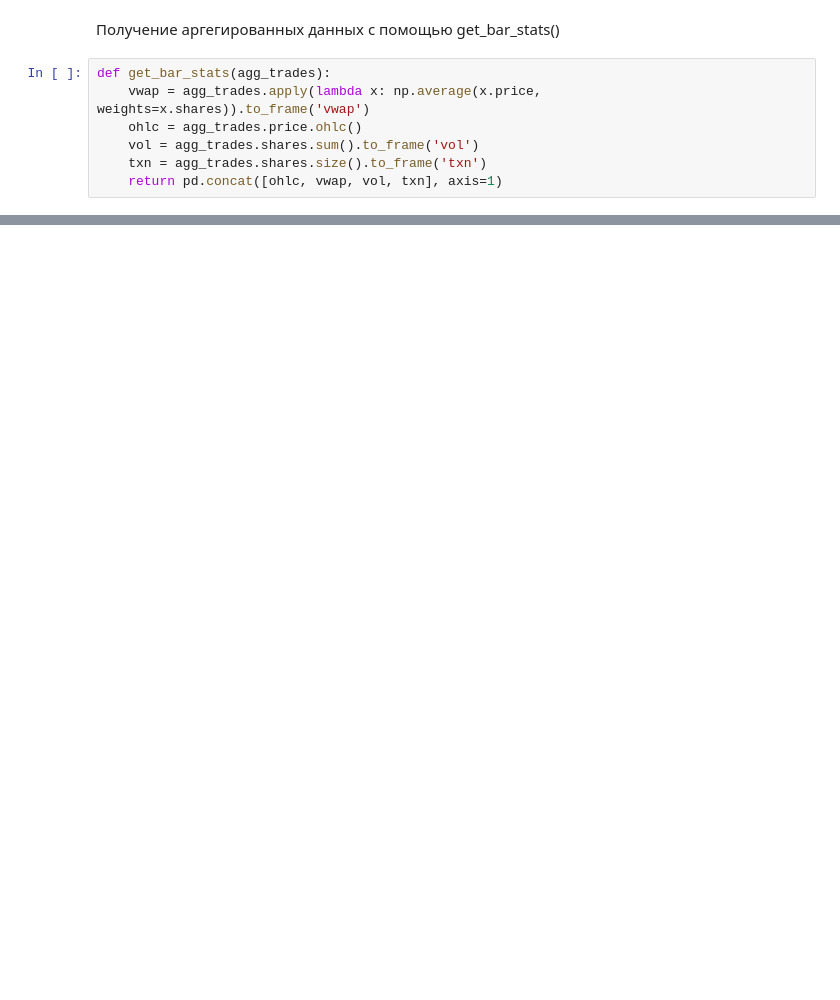
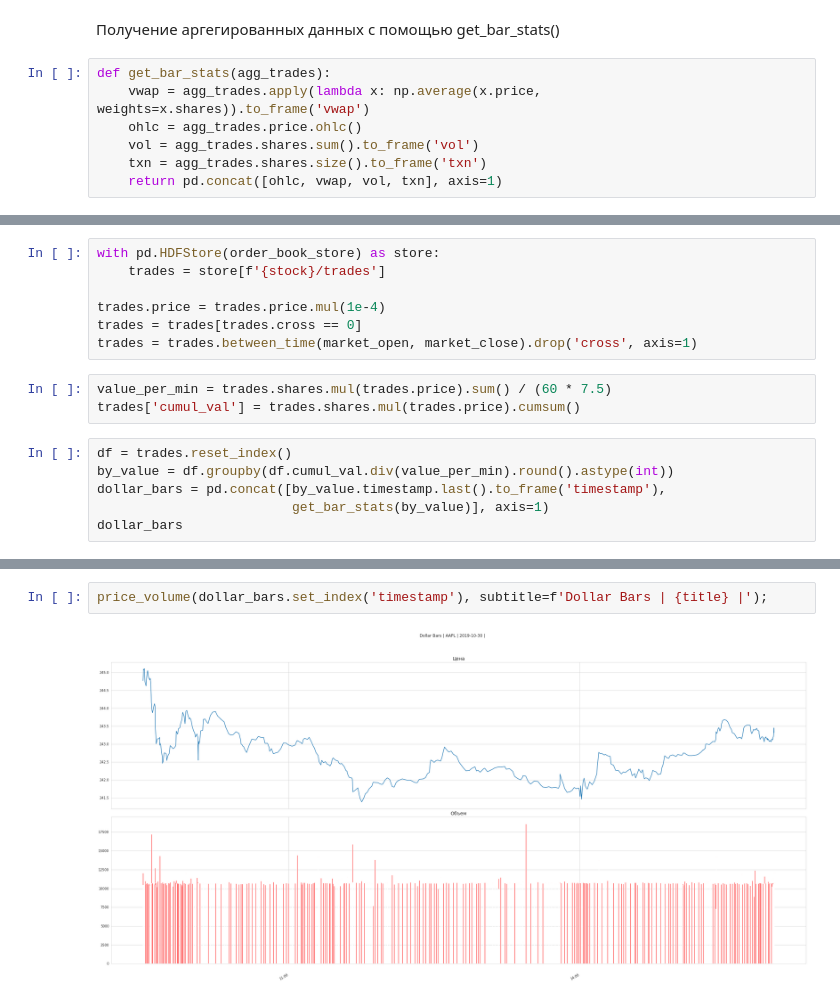
Before and after one commit to KarimEG45/MachineLearningTrading, a Jupyter notebook: 02_market_and_fundamental_data/01_NASDAQ_TotalView-ITCH_Order_Book/my_03_normalize_tick.ipynb, the cells around one changed output, grey strips where cells are left out. Cells and saved outputs as stored; diff of their text form; blank space fills up the shorter version.

```diff
--- a/02_market_and_fundamental_data/01_NASDAQ_TotalView-ITCH_Order_Book/my_03_normalize_tick.ipynb
+++ b/02_market_and_fundamental_data/01_NASDAQ_TotalView-ITCH_Order_Book/my_03_normalize_tick.ipynb
@@ -155,0 +244,16 @@ price_volume(time_bars, subtitle=f'Значение цены для {title} на
+# %%
+with pd.HDFStore(order_book_store) as store:
+    trades = store[f'{stock}/trades']
+
+trades.price = trades.price.mul(1e-4)
+trades = trades[trades.cross == 0]
+trades = trades.between_time(market_open, market_close).drop('cross', axis=1)
+# %%
+value_per_min = trades.shares.mul(trades.price).sum() / (60 * 7.5)
+trades['cumul_val'] = trades.shares.mul(trades.price).cumsum()
+# %%
+df = trades.reset_index()
+by_value = df.groupby(df.cumul_val.div(value_per_min).round().astype(int))
+dollar_bars = pd.concat([by_value.timestamp.last().to_frame('timestamp'),
+                         get_bar_stats(by_value)], axis=1)
+dollar_bars
@@ -155,0 +275,4 @@ price_volume(time_bars, subtitle=f'Значение цены для {title} на
+# %%
+price_volume(dollar_bars.set_index('timestamp'), subtitle=f'Dollar Bars | {title} |');
+# %% [output]
+[figure, added]
```
Also changed, not shown: parts of 17 cells of this notebook.
